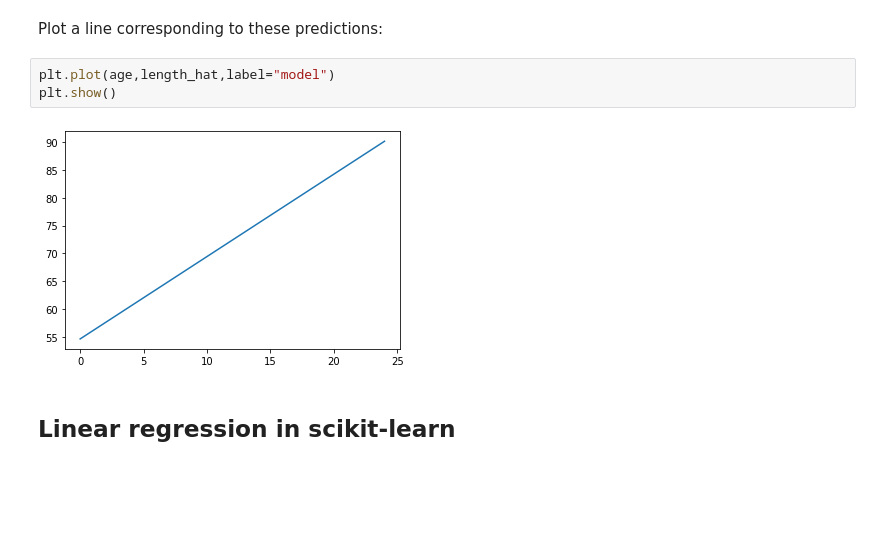
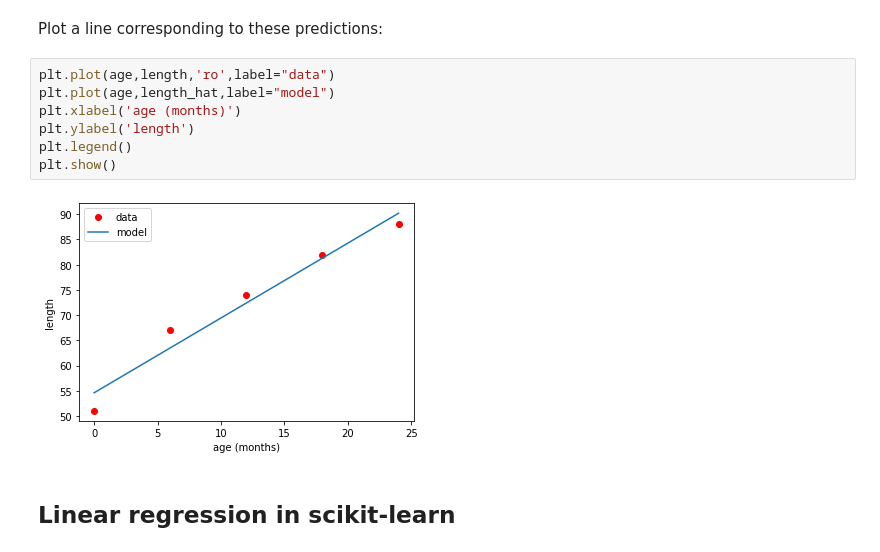
Before and after one commit to uu-sml/course-sml-public, a Jupyter notebook: lectures/pythonlecture.ipynb, the cells around one changed output. Cells and saved outputs as stored; diff of their text form; blank space fills up the shorter version.

Commit message:
Update plots in Python lecture

```diff
--- a/lectures/pythonlecture.ipynb
+++ b/lectures/pythonlecture.ipynb
@@ -320,10 +320,14 @@ length_hat = theta[0]+age*theta[1]
 # %% [markdown]
 Plot a line corresponding to these predictions:
 # %%
+plt.plot(age,length,'ro',label="data")
 plt.plot(age,length_hat,label="model")
+plt.xlabel('age (months)')
+plt.ylabel('length')
+plt.legend()
 plt.show()
 # %% [output]
-[figure, old version]
+[figure, new version]
 # %% [markdown]
 ## Linear regression in scikit-learn
 # %% [markdown]
```
Also changed, not shown: parts of 5 cells of this notebook.
